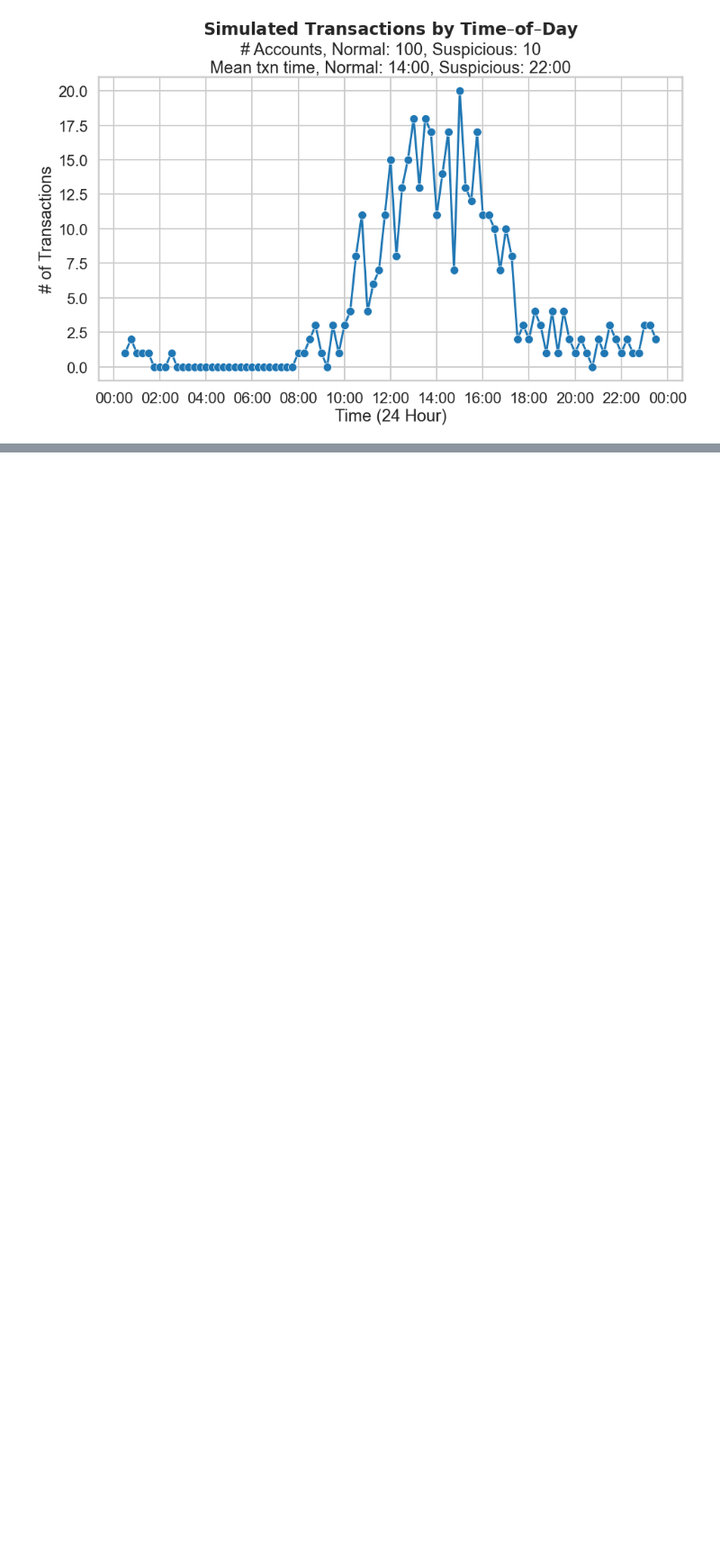
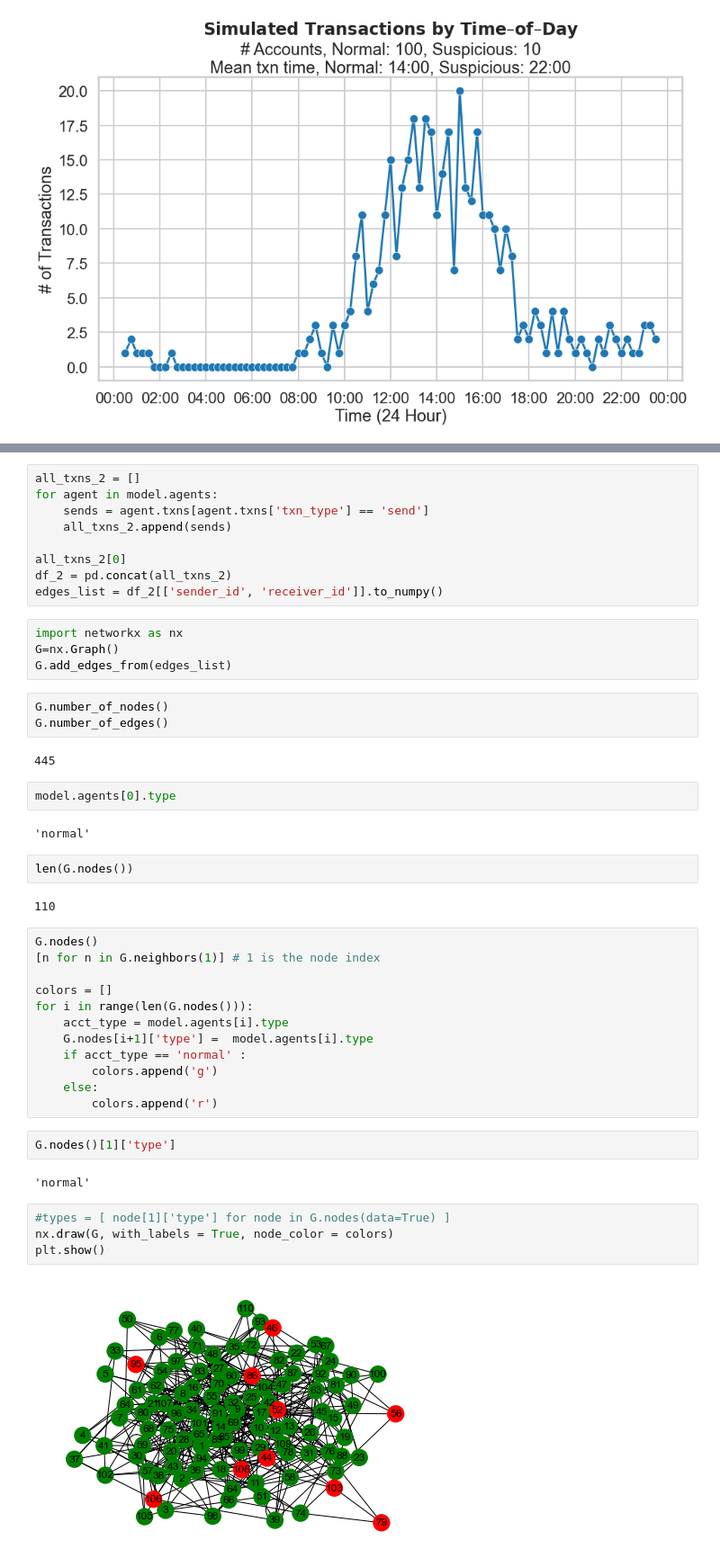
Before and after one commit to nouyang/fake-banking-data, a Jupyter notebook: 0b - main_pt2.ipynb, the cells around one changed output, grey strips where cells are left out. Shown at 90% size. Drawn from its saved outputs; the diff is of its cells as text; blank space fills up the shorter version.

Commit message:
added network viz with networkx

```diff
--- a/0b - main_pt2.ipynb
+++ b/0b - main_pt2.ipynb
@@ -409,0 +435,48 @@ ax.xaxis.set_major_formatter(DateFormatter("%H:%M"))
+# %%
+all_txns_2 = []
+for agent in model.agents:
+    sends = agent.txns[agent.txns['txn_type'] == 'send']
+    all_txns_2.append(sends)
+
+all_txns_2[0]
+df_2 = pd.concat(all_txns_2)
+edges_list = df_2[['sender_id', 'receiver_id']].to_numpy()
+# %%
+import networkx as nx
+G=nx.Graph()
+G.add_edges_from(edges_list)
+# %%
+G.number_of_nodes()
+G.number_of_edges()
+# %% [output]
+445
+# %%
+model.agents[0].type
+# %% [output]
+'normal'
+# %%
+len(G.nodes())
+# %% [output]
+110
+# %%
+G.nodes()
+[n for n in G.neighbors(1)] # 1 is the node index
+
+colors = []
+for i in range(len(G.nodes())):
+    acct_type = model.agents[i].type
+    G.nodes[i+1]['type'] =  model.agents[i].type
+    if acct_type == 'normal' :
+        colors.append('g')
+    else:
+        colors.append('r')
+# %%
+G.nodes()[1]['type']
+# %% [output]
+'normal'
+# %%
+#types = [ node[1]['type'] for node in G.nodes(data=True) ]
+nx.draw(G, with_labels = True, node_color = colors)
+plt.show()
+# %% [output]
+[figure, added]
```
Also changed, not shown: parts of 10 cells of this notebook, 1 other file.
